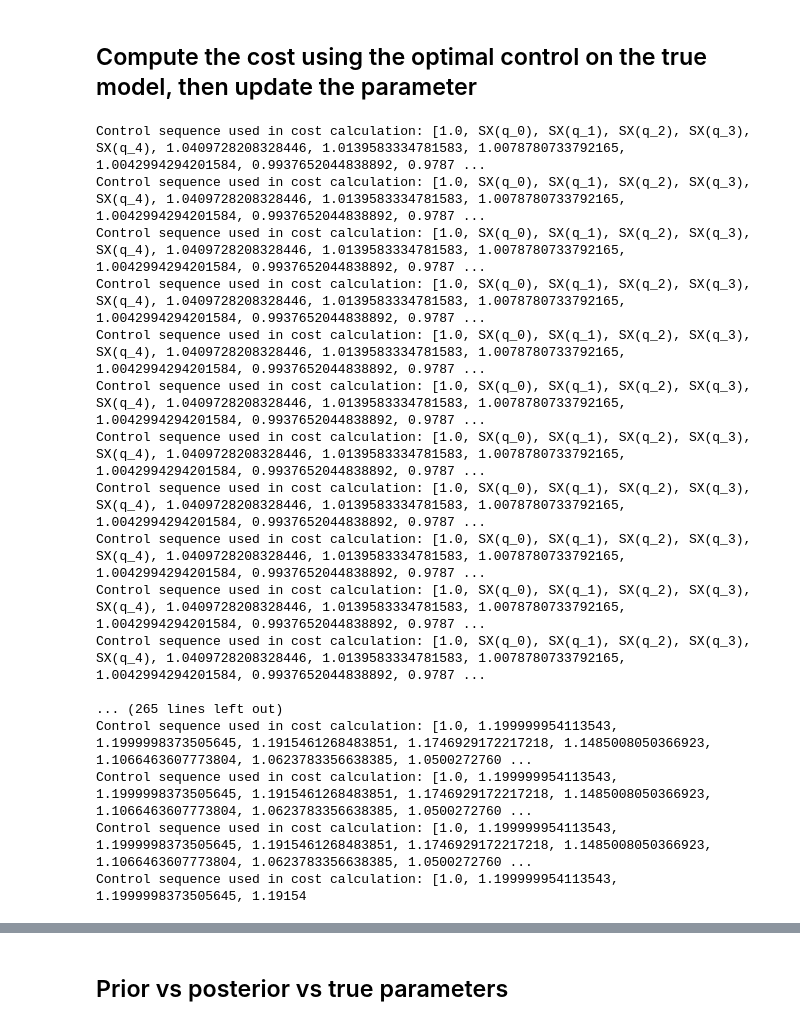
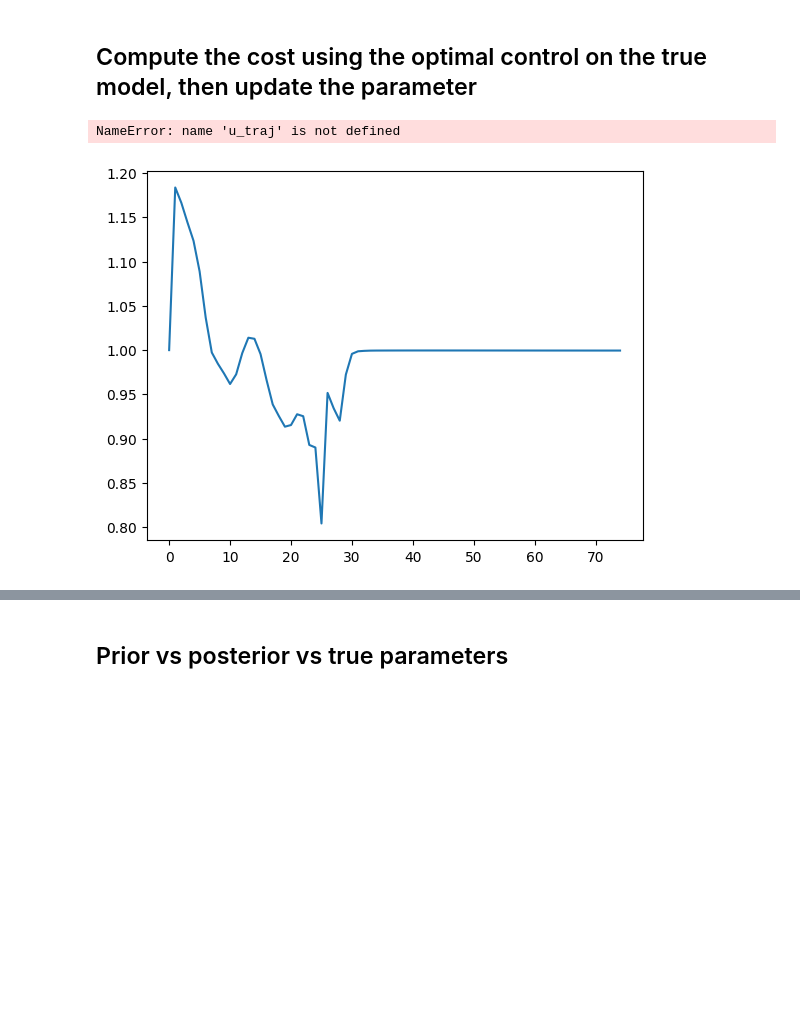
Before and after one commit to iffanh/buckley_leverette, a Jupyter notebook: simulation_smpc_te_se.ipynb, the cells around one changed output, grey strips where cells are left out. Cells and saved outputs as stored; diff of their text form; code cells hidden in the pictures; blank space fills up the shorter version.

```diff
--- a/simulation_smpc_te_se.ipynb
+++ b/simulation_smpc_te_se.ipynb
@@ -455,14 +454,19 @@ def make_ensemble_propagator(f_discrete, nx, Ne):
     Sw_next_flat = ca.vertcat(*outs)
     return ca.Function("propagate_ensemble", [Sw_flat, u_sym, aw_sym, bw_sym], [Sw_next_flat])
 
-if True:
+if False:
     qocp = np.load("./data/socp_qocp.npy")
     bw = np.load("./data/bw.npy")
     b_true = np.load("./data/b_true.npy")
 
+    Sw_wbt = 0.2 # > 0.99 to run the without model update
 
-    n_mpc_steps = 75
+    n_mpc_steps = 74
     N_mpc = 5
+    # n_mpc_steps = 1
+    # N_mpc = 74
+    # n_mpc_steps = 1
+    # N_mpc = 5
 
     params_mpc = BLParamsSmpcShort(N_mpc = N_mpc,
                                 Ne = Ne,
@@ -474,6 +478,7 @@ if True:
                                 nx = nx,
                                 bw = b_true[:,np.newaxis])
 
+    aw = params_mpc.aw
     esmda = ESMDA(m=bw, g_func=None, g_obs=np.array([0.01]), alphas=[], cd=[0.01])
 
     qt = np.array([1.0]*params_mpc.N_mpc)  # initial guess for control
@@ -501,7 +506,7 @@ if True:
     g_obs = np.zeros((N_obs))
 
     for mpc_step in tqdm(range(n_mpc_steps)):
-        _qocp = qocp[(N_mpc+mpc_step):]
+        _qocp = qocp[(N_mpc+mpc_step+1):]
 
         params_mpc = BLParamsSmpcShort(N_mpc = N_mpc,
                                 Ne = Ne,
@@ -516,10 +521,7 @@ if True:
                             qmpc=qmpc,
                             qocp=_qocp)
 
-        aw = params_mpc.aw
         bw = params_mpc.bw
-
-        a_true = params_mpc_true.aw
         b_true = params_mpc_true.bw
 
         if mpc_step == 0:
@@ -530,7 +532,7 @@ if True:
         # only when water breakthrough is observed, i.e., saturation at production well > 0.5
         # if Sw_true[-1] > 0.5 for any i in range(Ne)
 
-        if Sw_true[-1] > 0.2:
+        if Sw_true[-1] > Sw_wbt:
 
             if not is_breakthrough:
                 t_breakthrough = mpc_step*1
@@ -557,7 +559,7 @@ if True:
 
                 # for ii in range(NiterESMDA):
                 # cd = np.array([0.00000001]*N_obs)
-                cd = np.array([0.0001]*N_obs)
+                cd = np.array([0.001]*N_obs)
                 # cd = np.array([0.000005]*N_obs)
 
                 bw_post = esmda.update(bw.T, g_meas, g_obs, 1, cd)
@@ -603,29 +605,30 @@ if True:
 
     cost_traj = np.array(cost_traj)
 
-    np.save("./data/bw_traj.npy", bw_traj)
 
-    np.save("./data/smpc_wse_qmpc.npy", qmpc) # wse = with state estimation
-    np.save("./data/smpc_wse_Sw_traj.npy", Sw_traj)
-    np.save("./data/smpc_wse_cost_traj.npy", cost_traj)
+    if Sw_wbt > 0.99:
+        np.save("./data/smpc_qmpc.npy", qmpc) # wse = with state estimation
+        np.save("./data/smpc_Sw_traj.npy", Sw_traj)
+        np.save("./data/smpc_cost_traj.npy", cost_traj)
+    else:
+        np.save("./data/bw_traj.npy", bw_traj)
+
+        np.save("./data/smpc_wse_qmpc.npy", qmpc) # wse = with state estimation
+        np.save("./data/smpc_wse_Sw_traj.npy", Sw_traj)
+        np.save("./data/smpc_wse_cost_traj.npy", cost_traj)
-# %% [output]
-Control sequence used in cost calculation: [1.0, SX(q_0), SX(q_1), SX(q_2), SX(q_3), SX(q_4), 1.0409728208328446, 1.0139583334781583, 1.0078780733792165, 1.0042994294201584, 0.9937652044838892, 0.9787 ...
-Control sequence used in cost calculation: [1.0, SX(q_0), SX(q_1), SX(q_2), SX(q_3), SX(q_4), 1.0409728208328446, 1.0139583334781583, 1.0078780733792165, 1.0042994294201584, 0.9937652044838892, 0.9787 ...
-Control sequence used in cost calculation: [1.0, SX(q_0), SX(q_1), SX(q_2), SX(q_3), SX(q_4), 1.0409728208328446, 1.0139583334781583, 1.0078780733792165, 1.0042994294201584, 0.9937652044838892, 0.9787 ...
-Control sequence used in cost calculation: [1.0, SX(q_0), SX(q_1), SX(q_2), SX(q_3), SX(q_4), 1.0409728208328446, 1.0139583334781583, 1.0078780733792165, 1.0042994294201584, 0.9937652044838892, 0.9787 ...
-Control sequence used in cost calculation: [1.0, SX(q_0), SX(q_1), SX(q_2), SX(q_3), SX(q_4), 1.0409728208328446, 1.0139583334781583, 1.0078780733792165, 1.0042994294201584, 0.9937652044838892, 0.9787 ...
-Control sequence used in cost calculation: [1.0, SX(q_0), SX(q_1), SX(q_2), SX(q_3), SX(q_4), 1.0409728208328446, 1.0139583334781583, 1.0078780733792165, 1.0042994294201584, 0.9937652044838892, 0.9787 ...
-Control sequence used in cost calculation: [1.0, SX(q_0), SX(q_1), SX(q_2), SX(q_3), SX(q_4), 1.0409728208328446, 1.0139583334781583, 1.0078780733792165, 1.0042994294201584, 0.9937652044838892, 0.9787 ...
-Control sequence used in cost calculation: [1.0, SX(q_0), SX(q_1), SX(q_2), SX(q_3), SX(q_4), 1.0409728208328446, 1.0139583334781583, 1.0078780733792165, 1.0042994294201584, 0.9937652044838892, 0.9787 ...
-Control sequence used in cost calculation: [1.0, SX(q_0), SX(q_1), SX(q_2), SX(q_3), SX(q_4), 1.0409728208328446, 1.0139583334781583, 1.0078780733792165, 1.0042994294201584, 0.9937652044838892, 0.9787 ...
-Control sequence used in cost calculation: [1.0, SX(q_0), SX(q_1), SX(q_2), SX(q_3), SX(q_4), 1.0409728208328446, 1.0139583334781583, 1.0078780733792165, 1.0042994294201584, 0.9937652044838892, 0.9787 ...
-Control sequence used in cost calculation: [1.0, SX(q_0), SX(q_1), SX(q_2), SX(q_3), SX(q_4), 1.0409728208328446, 1.0139583334781583, 1.0078780733792165, 1.0042994294201584, 0.9937652044838892, 0.9787 ...
-
-... (265 lines left out)
-Control sequence used in cost calculation: [1.0, 1.199999954113543, 1.1999998373505645, 1.1915461268483851, 1.1746929172217218, 1.1485008050366923, 1.1066463607773804, 1.0623783356638385, 1.0500272760 ...
-Control sequence used in cost calculation: [1.0, 1.199999954113543, 1.1999998373505645, 1.1915461268483851, 1.1746929172217218, 1.1485008050366923, 1.1066463607773804, 1.0623783356638385, 1.0500272760 ...
-Control sequence used in cost calculation: [1.0, 1.199999954113543, 1.1999998373505645, 1.1915461268483851, 1.1746929172217218, 1.1485008050366923, 1.1066463607773804, 1.0623783356638385, 1.0500272760 ...
-Control sequence used in cost calculation: [1.0, 1.199999954113543, 1.1999998373505645, 1.19154
+# %%
+plt.plot(qocp)
+qseq = []
+qseq.extend([qmpc[0]])
+qseq.extend(u_traj[:,0].tolist())
+qseq.extend(_qocp.tolist())
+
+plt.plot(qseq)
+
+# qocp, qmpc, u_traj[:,0], _qocp
+# %% [output]
+NameError: name 'u_traj' is not defined
+[figure, added]
 # %%
 fig, ax = plt.subplots()
 qocp = np.load("./data/socp_qocp.npy")
```
Also changed, not shown: parts of 10 cells of this notebook, 22 other files.
